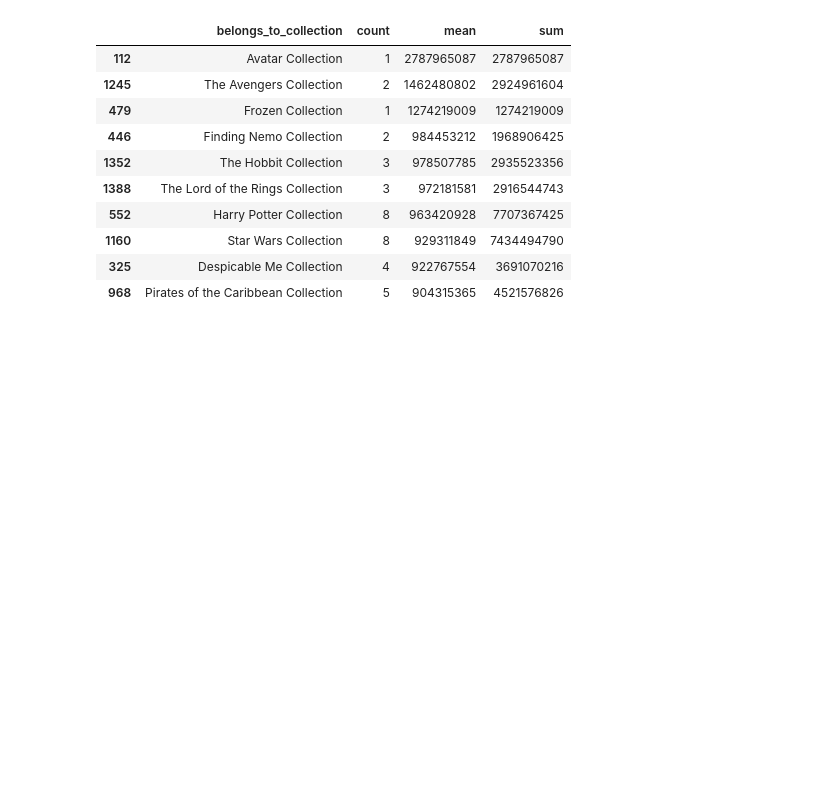
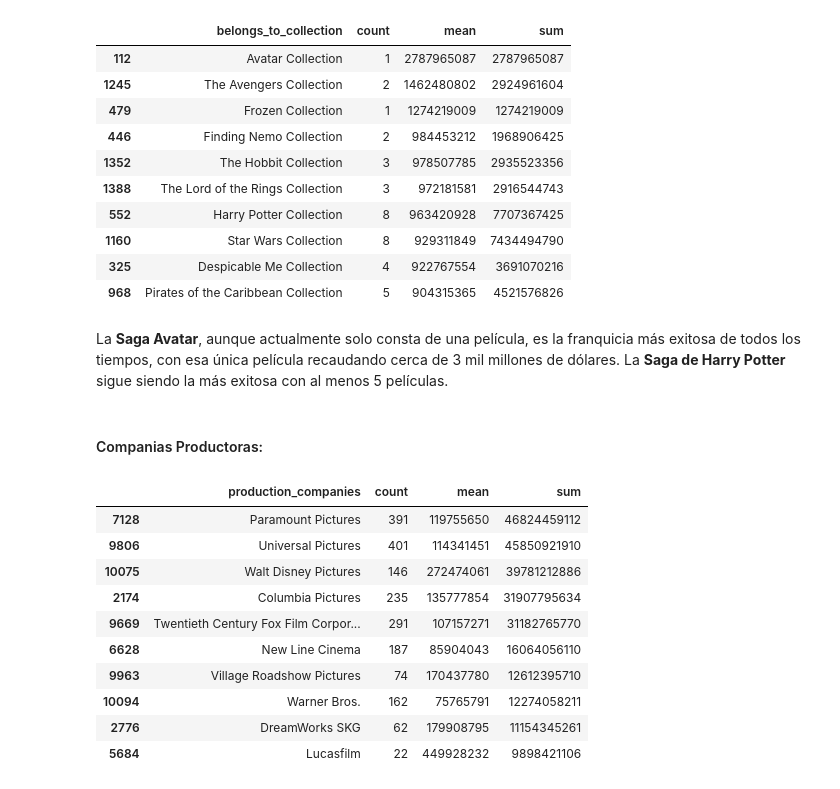
Before and after one commit to abrilnoguera/TMDBChatbot, a Jupyter notebook: trabajoAPA.ipynb, the cells around one changed output. Saved outputs shown, nothing was run; the diff lists cells and outputs as text; code cells hidden in the pictures; blank space fills up the shorter version.

```diff
--- a/trabajoAPA.ipynb
+++ b/trabajoAPA.ipynb
@@ -370,3 +370,23 @@ saga.sort_values('mean', ascending=False).head(10)
 | 1160 | Star Wars Collection | 8 | 929311849 | 7434494790 |
 | 325 | Despicable Me Collection | 4 | 922767554 | 3691070216 |
 | 968 | Pirates of the Caribbean Collection | 5 | 904315365 | 4521576826 |
+# %% [markdown]
+La **Saga Avatar**, aunque actualmente solo consta de una película, es la franquicia más exitosa de todos los tiempos, con esa única película recaudando cerca de 3 mil millones de dólares. La **Saga de Harry Potter** sigue siendo la más exitosa con al menos 5 películas.
+# %% [markdown]
+#### Companias Productoras:
+# %%
+movies.loc[movies['production_companies'].isna(), 'production_companies'] = movies.loc[movies['production_companies'].isna(), 'production_companies'].apply(lambda x: [])
+
+# Asegúrate de que todas las entradas sean listas, convierte las cadenas a listas si es necesario
+movies['production_companies'] = movies['production_companies'].apply(
+    lambda x: eval(x) if isinstance(x, str) and x.startswith('[') else x
+)
+
+# Extrae los nombres de las compañías productoras si la entrada es una lista no vacía
+# movies['production_companies'] = movies['production_companies'].apply(
+#     lambda x: [i['name'] for i in x] if isinstance(x, list) and x else []
+# )
+
+movies['production_companies'] = movies['production_companies'].apply(
+    lambda x: ', '.join([d['name'] for d in x]) if isinstance(x, list) and x else None
+)
@@ -372,0 +400,14 @@ saga.sort_values('mean', ascending=False).head(10)
+# %%
+companies.sort_values('sum', ascending=False).head(10)
+# %% [output]
+|  | production_companies | count | mean | sum |
+| 7128 | Paramount Pictures | 391 | 119755650 | 46824459112 |
+| 9806 | Universal Pictures | 401 | 114341451 | 45850921910 |
+| 10075 | Walt Disney Pictures | 146 | 272474061 | 39781212886 |
+| 2174 | Columbia Pictures | 235 | 135777854 | 31907795634 |
+| 9669 | Twentieth Century Fox Film Corpor... | 291 | 107157271 | 31182765770 |
+| 6628 | New Line Cinema | 187 | 85904043 | 16064056110 |
+| 9963 | Village Roadshow Pictures | 74 | 170437780 | 12612395710 |
+| 10094 | Warner Bros. | 162 | 75765791 | 12274058211 |
+| 2776 | DreamWorks SKG | 62 | 179908795 | 11154345261 |
+| 5684 | Lucasfilm | 22 | 449928232 | 9898421106 |
```
Also changed, not shown: parts of 11 cells of this notebook.
